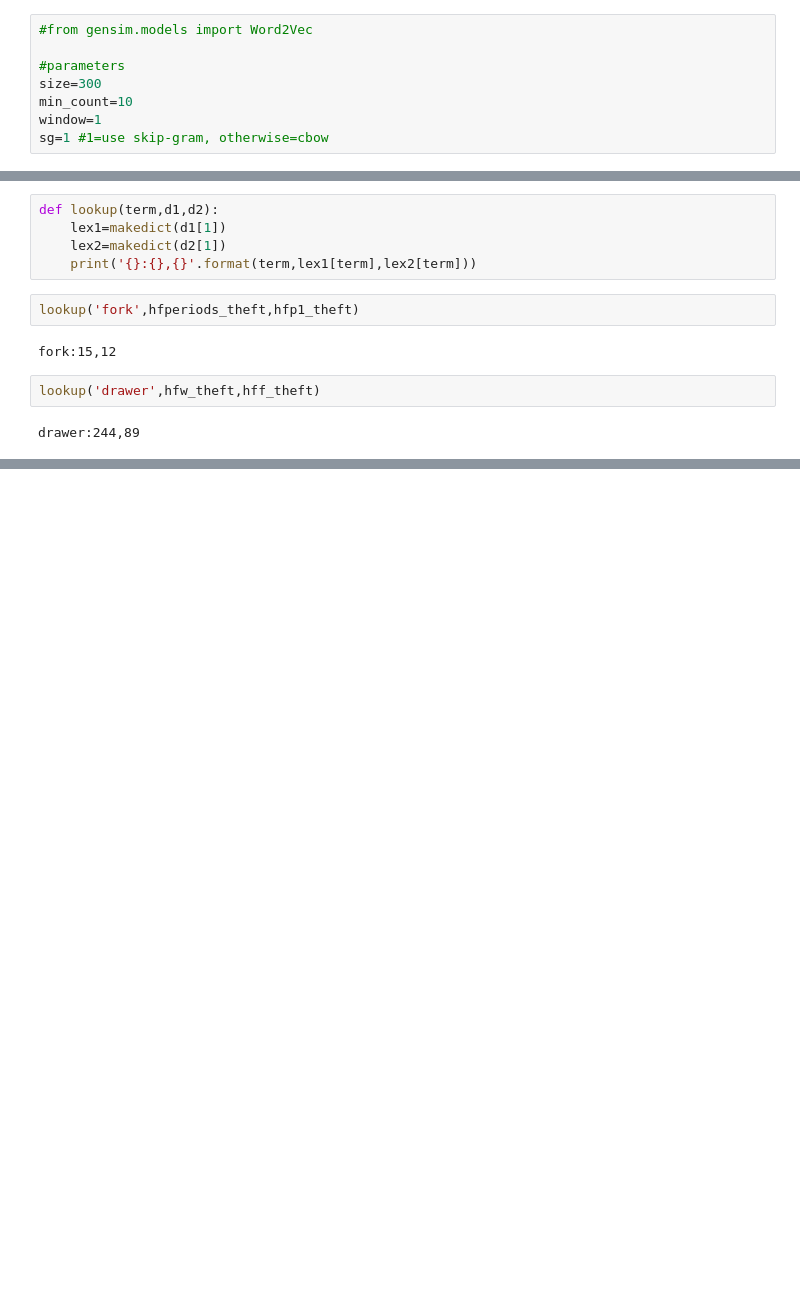
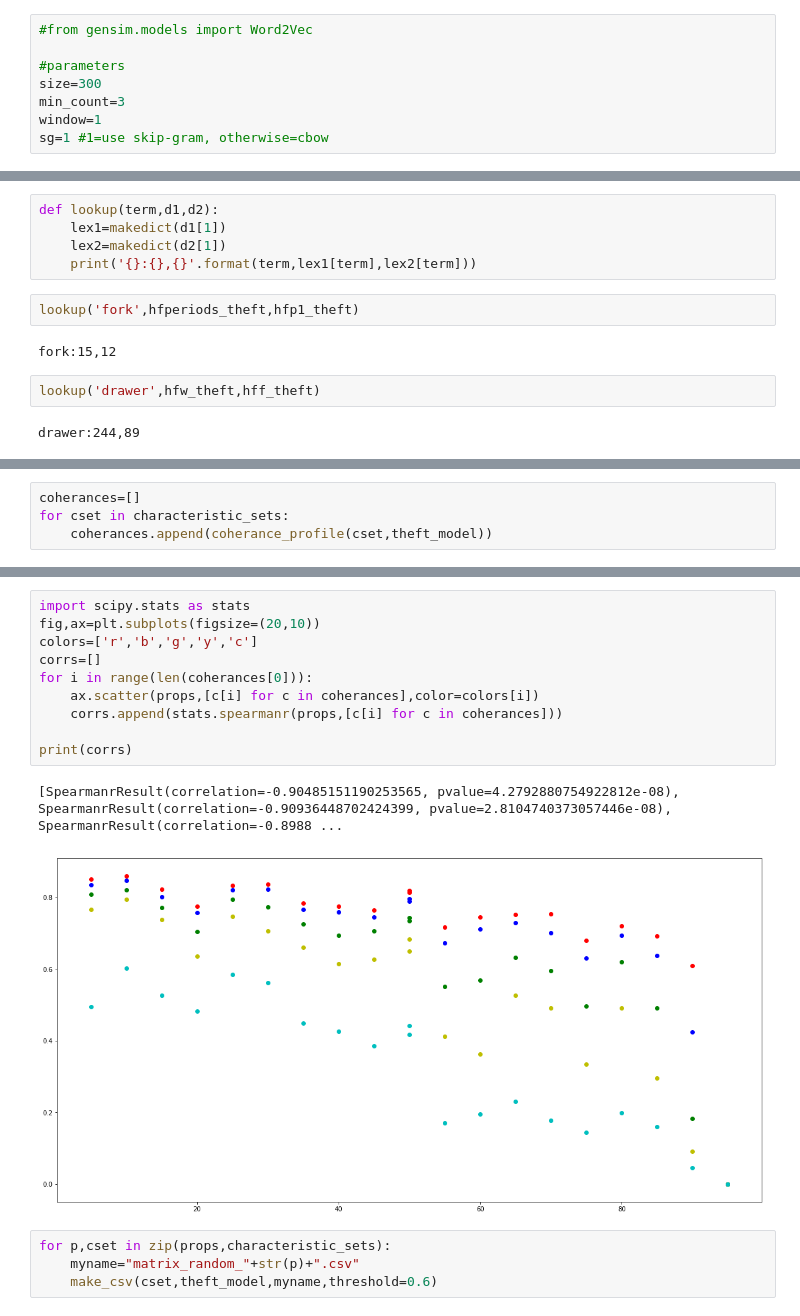
Before and after one commit to julieweeds/oldbailey-corpling, a Jupyter notebook: notebooks/CharacteristicWords.ipynb, the cells around one changed output, grey strips where cells are left out. Drawn from its saved outputs; the diff is of its cells as text; blank space fills up the shorter version.

```diff
--- a/notebooks/CharacteristicWords.ipynb
+++ b/notebooks/CharacteristicWords.ipynb
@@ -553,7 +553,7 @@ We can see that a much higher percentage of the characteristic words in the peri
 
 #parameters
 size=300
-min_count=10
+min_count=3
 window=1
 sg=1 #1=use skip-gram, otherwise=cbow
 # %%
@@ -832,0 +1180,4 @@ drawer:244,89
+# %%
+coherances=[]
+for cset in characteristic_sets:
+    coherances.append(coherance_profile(cset,theft_model))
@@ -832,0 +1202,17 @@ drawer:244,89
+# %%
+import scipy.stats as stats
+fig,ax=plt.subplots(figsize=(20,10))
+colors=['r','b','g','y','c']
+corrs=[]
+for i in range(len(coherances[0])):
+    ax.scatter(props,[c[i] for c in coherances],color=colors[i])
+    corrs.append(stats.spearmanr(props,[c[i] for c in coherances]))
+
+print(corrs)
+# %% [output]
+[SpearmanrResult(correlation=-0.90485151190253565, pvalue=4.2792880754922812e-08), SpearmanrResult(correlation=-0.90936448702424399, pvalue=2.8104740373057446e-08), SpearmanrResult(correlation=-0.8988 ...
+[figure, added]
+# %%
+for p,cset in zip(props,characteristic_sets):
+    myname="matrix_random_"+str(p)+".csv"
+    make_csv(cset,theft_model,myname,threshold=0.6)
```
Also changed, not shown: parts of 83 cells of this notebook, 3 other files.
